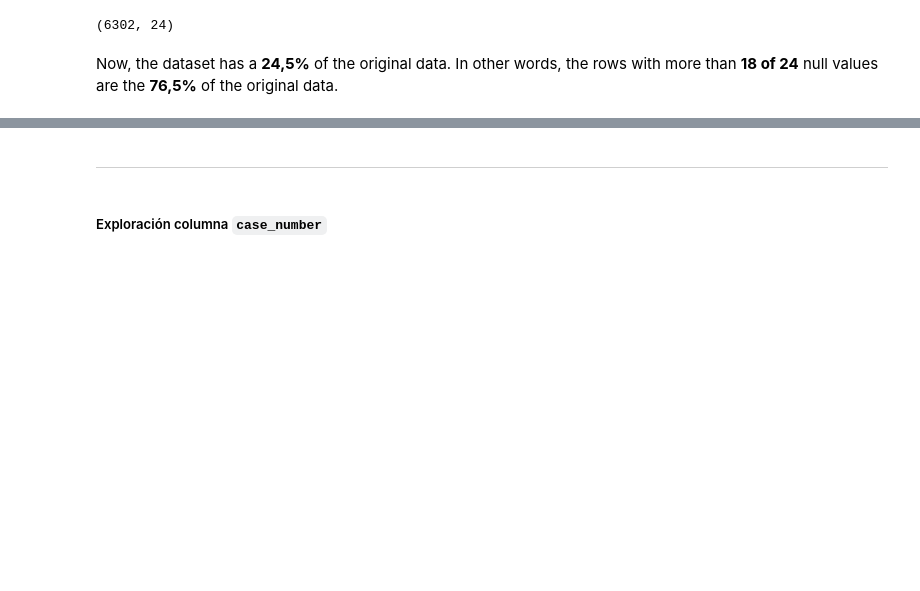
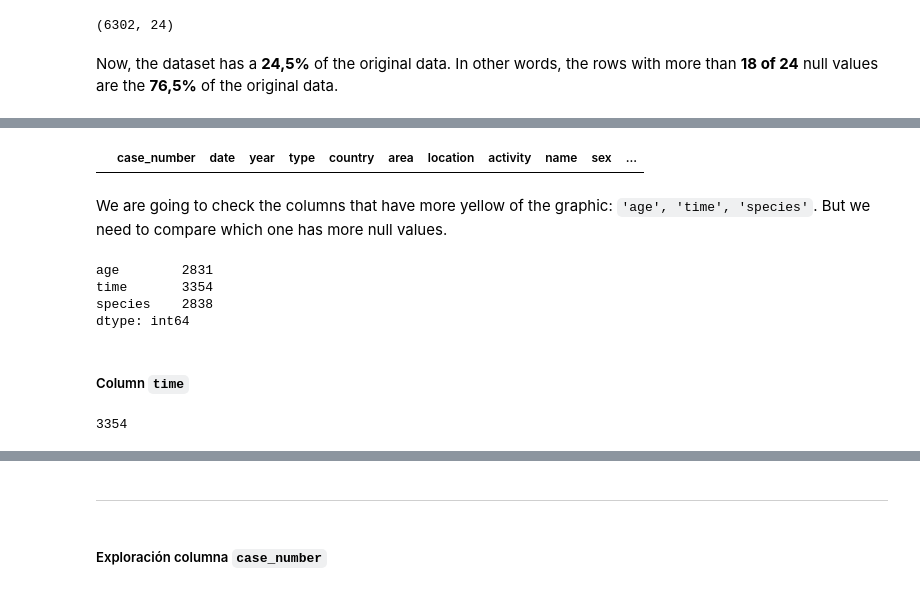
Before and after one commit to iaguerri/Global-Sharks, a Jupyter notebook: nb/DataCleaning-sharks.ipynb, the cells around one changed output, grey strips where cells are left out. Saved outputs shown, nothing was run; the diff lists cells and outputs as text; code cells hidden in the pictures; blank space fills up the shorter version.

Commit message:
check cols null

```diff
--- a/nb/DataCleaning-sharks.ipynb
+++ b/nb/DataCleaning-sharks.ipynb
@@ -285,0 +282,22 @@ array([445])
+# %%
+df
+# %% [output]
+|  | case_number | date | year | type | country | area | location | activity | name | sex | ... |
+# %% [markdown]
+We are going to check the columns that have more yellow of the graphic: `'age', 'time', 'species'`.  But we need to compare which one has more null values.
+# %%
+nan_cols=df[['age','time','species']].isna().sum()
+
+nan_cols[nan_cols>0]
+# %% [output]
+age        2831
+time       3354
+species    2838
+dtype: int64
+# %% [markdown]
+##### Column `time`
+# %%
+#Search total null values
+df['time'].isnull().sum()
+# %% [output]
+3354
```
Also changed, not shown: parts of 33 cells of this notebook.
